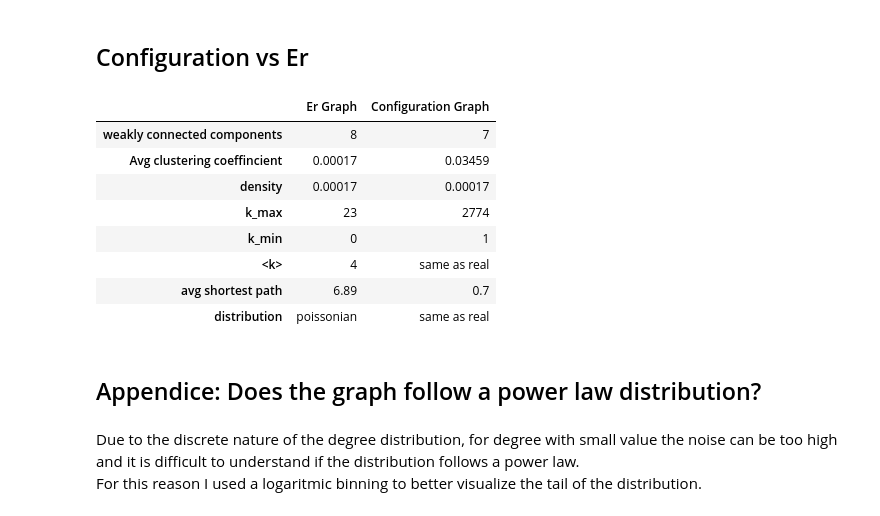
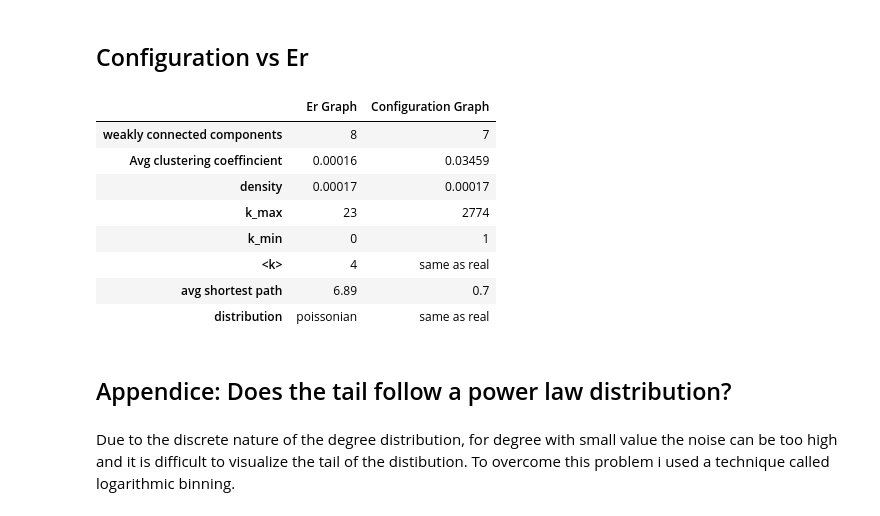
Before and after one commit to pspinaunipi/Project_Social_Network_Analysis, a Jupyter notebook: analize_data/Random and configuration newtorks .ipynb, the cells around one changed output. Cells and saved outputs as stored; diff of their text form; code cells hidden in the pictures.

```diff
--- a/analize_data/Random and configuration newtorks .ipynb
+++ b/analize_data/Random and configuration newtorks .ipynb
@@ -193,15 +193,15 @@ average shortest path lenght 0.70
 # %%
 dict_res = {}
 lst_index = ["weakly connected components","Avg clustering coeffincient","density","k_max","k_min","<k>","avg shortest path","distribution"]
-lst_er  = [8,0.00017,0.00017,23,0,4,6.89,"poissonian"]
+lst_er  = [8,0.00016,0.00017,23,0,4,6.89,"poissonian"]
 dict_res["Er Graph"] = lst_er
 lst_cm = [7,0.03459,0.00017,2774,1,"same as real",0.70,"same as real"]
 dict_res["Configuration Graph"] = lst_cm
 pd.DataFrame(dict_res,index=lst_index)
 # %% [output]
 |  | Er Graph | Configuration Graph |
 | weakly connected components | 8 | 7 |
-| Avg clustering coeffincient | 0.00017 | 0.03459 |
+| Avg clustering coeffincient | 0.00016 | 0.03459 |
 | density | 0.00017 | 0.00017 |
 | k_max | 23 | 2774 |
 | k_min | 0 | 1 |
@@ -209,10 +209,9 @@ pd.DataFrame(dict_res,index=lst_index)
 | avg shortest path | 6.89 | 0.7 |
 | distribution | poissonian | same as real |
 # %% [markdown]
-## Appendice: Does the graph follow a power law distribution?
+## Appendice: Does the tail follow a power law distribution?
 # %% [markdown]
-Due to the discrete nature of the degree distribution, for degree with small value the noise can be too high and it is difficult to understand if the distribution follows a power law. <br>
-For this reason I used a logaritmic binning to better visualize the tail of the distribution.
+Due to the discrete nature of the degree distribution, for degree with small value the noise can be too high and it is difficult to visualize the tail of the distibution. To overcome this problem i used a technique called logarithmic binning.
 # %%
 START = 70
 tail = np.array(hist[START:])
```
Also changed, not shown: parts of 11 cells of this notebook, 1 other file.
